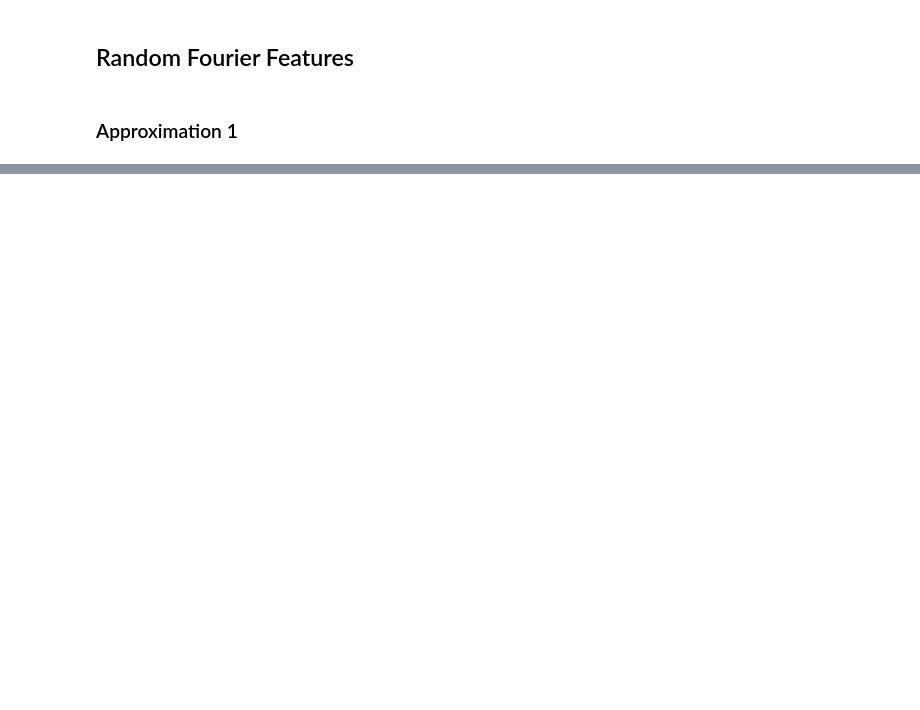
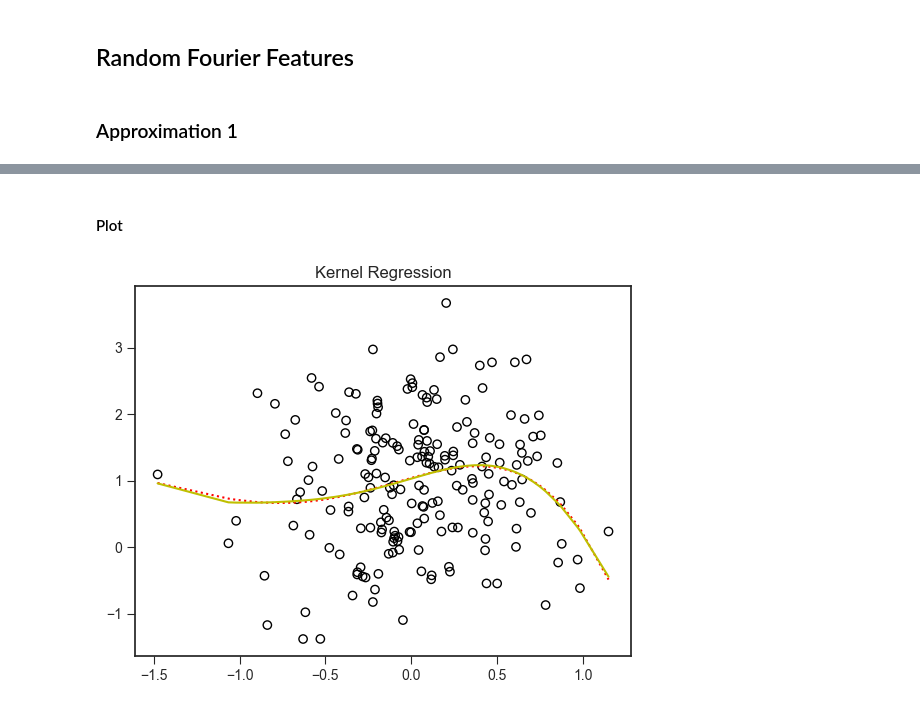
Before and after one commit to helenatp/prosjektoppgaveTPK4560, a Jupyter notebook: src/least_square_regression.ipynb, the cells around one changed output, grey strips where cells are left out. Saved outputs shown, nothing was run; the diff lists cells and outputs as text; code cells hidden in the pictures; blank space fills up the shorter version.

```diff
--- a/src/least_square_regression.ipynb
+++ b/src/least_square_regression.ipynb
@@ -157,0 +126,17 @@ print(K_approx1(x, x, w, b, m))
+# %%
+def psi_cos(x, w, m):
+    return 1/np.sqrt(m) * np.cos(w*x)
+
+def psi_sin(x, w, m):
+    return 1/np.sqrt(m) * np.sin(w*x)
+
+def k_approx2(x, y, w, m):
+    return np.sum(psi_cos(x, w, m)*psi_cos(y, w, m)) + np.sum(psi_cos(x, w, m)*psi_cos(y, w, m))
+
+# Not in use
+def K_approx2(x, y, w, n, m):
+    K = np.zeros((n, m))
+    for i in range(n):
+        for j in range(m):
+            K[i, j] = k_approx2(x, y, w, m)
+    return K
@@ -157,0 +145,11 @@ print(K_approx1(x, x, w, b, m))
+# %%
+def alpha_approx2(x, y, w, n, m):
+    K = np.zeros((n, m))
+    for i in range(n):
+        K[i, :] = psi_cos(x[i], w, m) + psi_sin(x[i], w, m)
+    print(K)
+    alpha = np.linalg.inv(K.T @ K + lam*np.eye(m)) @ K.T @ y
+    return alpha
+
+alpha_2 = alpha_approx2(x, y, w, n, m)
+alpha_2
@@ -157,0 +174,10 @@ print(K_approx1(x, x, w, b, m))
+# %%
+def function_approx2(x, n, alpha):
+    x_sort = np.sort(x)
+    f = np.zeros(n)
+    for i in range(n):
+        f[i] = np.sum(alpha*(psi_cos(x_sort[i], w, m) + psi_sin(x_sort[i], w, m)))
+    return f
+
+func_approx2 = function_approx2(x, n, alpha_2)
+func_approx2
@@ -157,0 +202,10 @@ print(K_approx1(x, x, w, b, m))
+# %% [markdown]
+#### Plot
+# %%
+plt.scatter(x,y, facecolors ='none' , edgecolors = "k" , marker = "o")
+plt.plot(x_sort, func_approx2, c="r", label="with Approx 2", ls = ":")
+plt.plot(x_sort, func, c="y", label="with Gauss")
+plt.title("Kernel Regression")
+plt.show()
+# %% [output]
+[figure, added]
```
Also changed, not shown: parts of 19 cells of this notebook.
